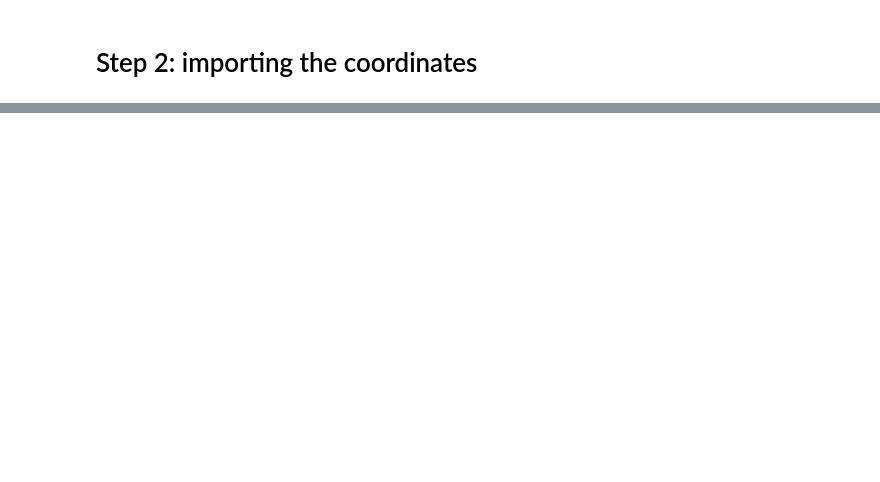
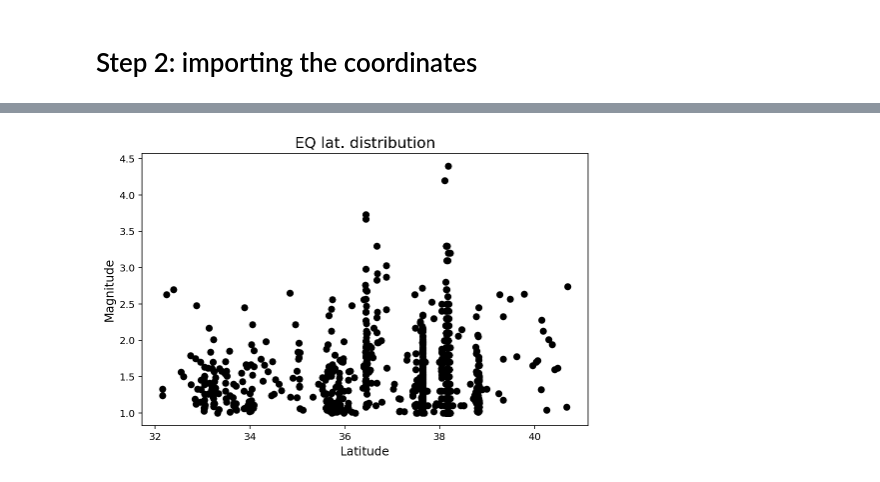
Before and after one commit to saiedmighani/earthquake_time_series_LSTM, a Jupyter notebook: codes/a_Importing_API_database.ipynb, the cells around one changed output, grey strips where cells are left out. Cells and saved outputs as stored; diff of their text form; code cells hidden in the pictures; blank space fills up the shorter version.

```diff
--- a/codes/a_Importing_API_database.ipynb
+++ b/codes/a_Importing_API_database.ipynb
@@ -258,0 +301,12 @@ df_EQ_processed["url"][0]
+# %%
+plt.figure(figsize = [8, 5])
+
+plt.scatter(df_EQ_processed["latitude"], df_EQ_processed["mag"], color="black");
+
+# Format title and axis labels
+plt.title("EQ lat. distribution", fontsize = 15);
+
+plt.xlabel("Latitude", fontsize = 12);
+plt.ylabel("Magnitude", fontsize = 12);
+# %% [output]
+[figure, added]
```
Also changed, not shown: parts of 22 cells of this notebook, 5 other files.
